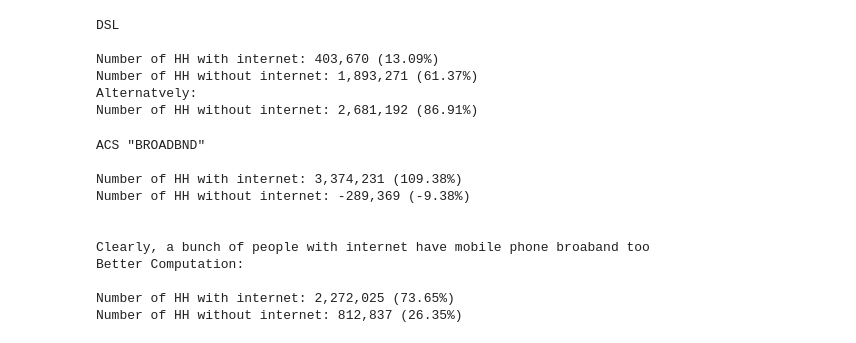
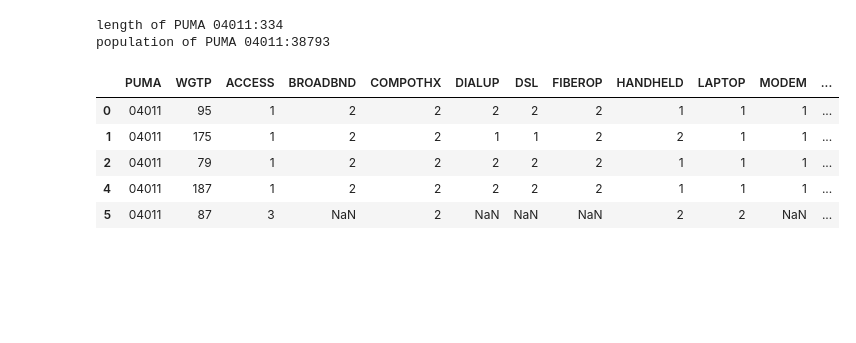
Before and after one commit to Sachinve/USI_SIP, a Jupyter notebook: Code/PUMS13_Comptroller_Recreation.ipynb, the cells around one changed output. Cells and saved outputs as stored; diff of their text form; code cells hidden in the pictures; blank space fills up the shorter version.

```diff
--- a/Code/PUMS13_Comptroller_Recreation.ipynb
+++ b/Code/PUMS13_Comptroller_Recreation.ipynb
@@ -128,50 +58,0 @@ Number of HH without internet: 2,198,015 (71.25%)
-# %%
-#DSL
-TotDSL1 = inter2.ix[inter2.DSL==1].WGTP.sum()
-TotDSL2 = inter2.ix[inter2.DSL==2].WGTP.sum()
-TotDSL21 = Tot_HH-TotDSL1
-
-#Printing DSL
-print "DSL\n"
-print "Number of HH with internet: {0:,} ({1:.2f}%)" .format(TotDSL1,(TotDSL1/float(Tot_HH))*100)
-print "Number of HH without internet: {0:,} ({1:.2f}%)" .format(TotDSL2,(TotDSL2/float(Tot_HH))*100)
-print 'Alternatvely:'
-print "Number of HH without internet: {0:,} ({1:.2f}%)" .format(TotDSL21,(TotDSL21/float(Tot_HH))*100)
-# %% [output]
-DSL
-
-Number of HH with internet: 403,670 (13.09%)
-Number of HH without internet: 1,893,271 (61.37%)
-Alternatvely:
-Number of HH without internet: 2,681,192 (86.91%)
-# %%
-print "ACS \"BROADBND\"\n"
-TotFIBEROP1 = inter2.ix[inter2.FIBEROP==1].WGTP.sum()
-TotMODEM1 = inter2.ix[inter2.MODEM==1].WGTP.sum()
-TotSATELLITE1 = inter2.ix[inter2.SATELLITE==1].WGTP.sum()
-
-Tot_ACS_BRDBND1 = TotBROADBND1+TotDSL1+TotFIBEROP1+TotMODEM1+TotSATELLITE1
-Tot_ACS_BRDBND21 = Tot_HH-Tot_ACS_BRDBND1
-
-Tot_ACS_BRDBND11 = inter2.ix[(inter2.BROADBND==1)|(inter2.DSL==1)|(inter2.FIBEROP==1)|(inter2.MODEM==1)|(inter2.SATELLITE==1)].WGTP.sum()
-Tot_ACS_BRDBND211 = Tot_HH-Tot_ACS_BRDBND11
-print "Number of HH with internet: {0:,} ({1:.2f}%)" .format(Tot_ACS_BRDBND1,(Tot_ACS_BRDBND1/float(Tot_HH))*100)
-print "Number of HH without internet: {0:,} ({1:.2f}%)" .format(Tot_ACS_BRDBND21,(Tot_ACS_BRDBND21/float(Tot_HH))*100)
-
-print "\n\nClearly, a bunch of people with internet have mobile phone broaband too"
-
-print "Better Computation:\n"
-print "Number of HH with internet: {0:,} ({1:.2f}%)" .format(Tot_ACS_BRDBND11,(Tot_ACS_BRDBND11/float(Tot_HH))*100)
-print "Number of HH without internet: {0:,} ({1:.2f}%)" .format(Tot_ACS_BRDBND211,(Tot_ACS_BRDBND211/float(Tot_HH))*100)
-# %% [output]
-ACS "BROADBND"
-
-Number of HH with internet: 3,374,231 (109.38%)
-Number of HH without internet: -289,369 (-9.38%)
-
-
-Clearly, a bunch of people with internet have mobile phone broaband too
-Better Computation:
-
-Number of HH with internet: 2,272,025 (73.65%)
-Number of HH without internet: 812,837 (26.35%)
@@ -179,0 +59,14 @@ Tot_ACS_BRDBND11 = inter2.ix[(inter2.BROADBND==1)|(inter2.DSL==1)|(inter2.FIBERO
+# %%
+onepuma=p13.ix[p13.PUMA=='04011']
+print "length of PUMA 04011:{}".format(len(onepuma))
+print "population of PUMA 04011:{}".format( onepuma.WGTP.sum())
+onepuma.head()
+# %% [output]
+length of PUMA 04011:334
+population of PUMA 04011:38793
+|  | PUMA | WGTP | ACCESS | BROADBND | COMPOTHX | DIALUP | DSL | FIBEROP | HANDHELD | LAPTOP | MODEM | ... |
+| 0 | 04011 | 95 | 1 | 2 | 2 | 2 | 2 | 2 | 1 | 1 | 1 | ... |
+| 1 | 04011 | 175 | 1 | 2 | 2 | 1 | 1 | 2 | 2 | 1 | 1 | ... |
+| 2 | 04011 | 79 | 1 | 2 | 2 | 2 | 2 | 2 | 1 | 1 | 1 | ... |
+| 4 | 04011 | 187 | 1 | 2 | 2 | 2 | 2 | 2 | 1 | 1 | 1 | ... |
+| 5 | 04011 | 87 | 3 | NaN | 2 | NaN | NaN | NaN | 2 | 2 | NaN | ... |
```
Also changed, not shown: parts of 28 cells of this notebook, 2 other files.
